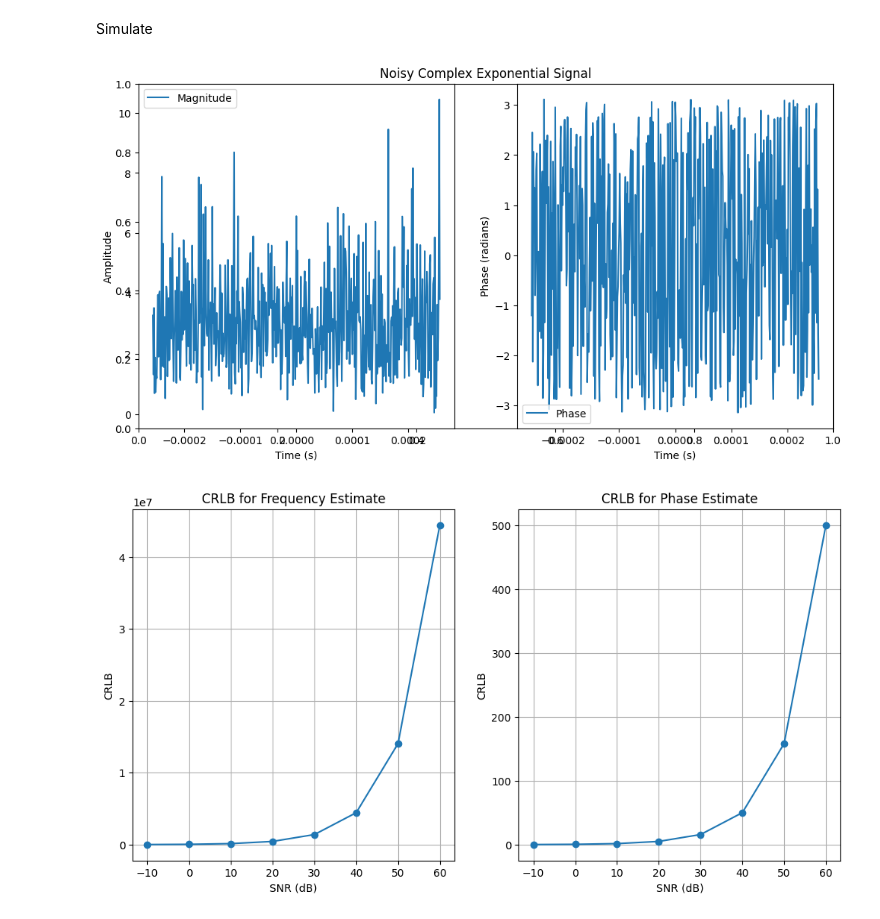
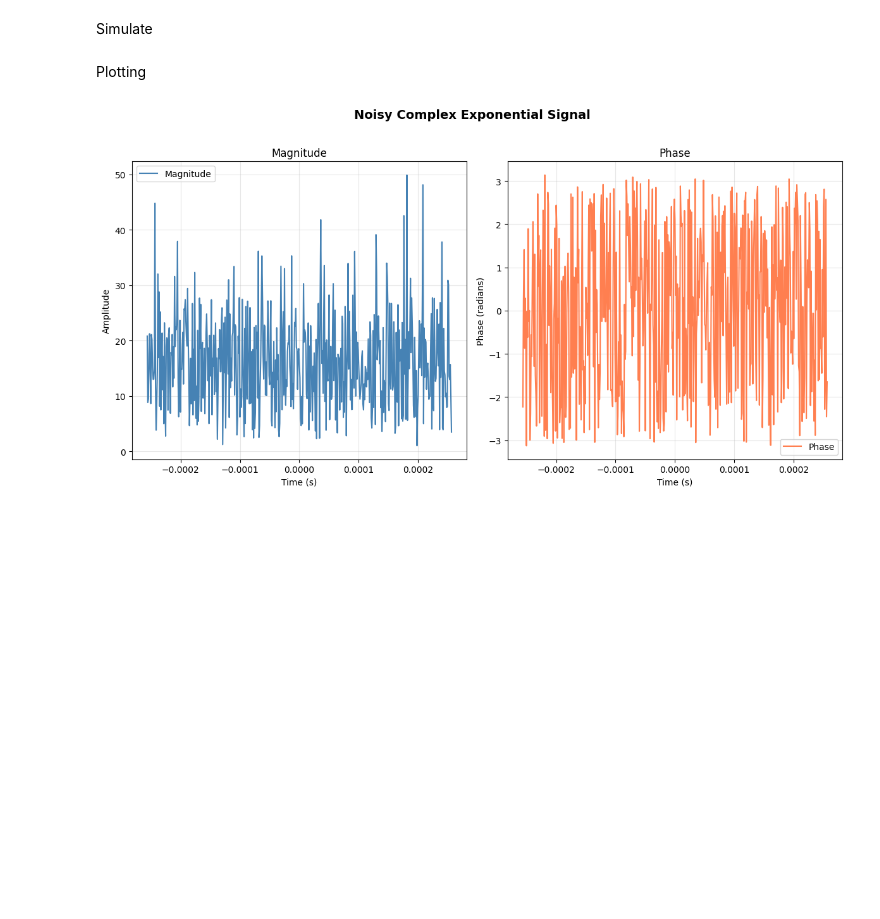
Before and after one commit to tobiaslerk/ProjectMLE, a Jupyter notebook: sim.ipynb, the cells around one changed output. Drawn from its saved outputs; the diff is of its cells as text; code cells hidden in the pictures; blank space fills up the shorter version.

```diff
--- a/sim.ipynb
+++ b/sim.ipynb
@@ -10,19 +10,25 @@ w_0 = 2 * np.pi * f_0
 phi = np.pi / 8
 A = 1
 N = 513
-n_0 = - (N - 1) / 2
+n_0 = int( - (N - 1) / 2)
 
 P = (N * (N - 1)) / 2
 Q = (N * (N - 1) * (2*N - 1)) / 6
 
 SNR_db_list = np.array([-10, 0, 10, 20, 30, 40, 50, 60])
 SNR_list = 10 ** (SNR_db_list / 20)
-variance = A ** 2 / 2 * SNR_list
-standard_deviation = np.sqrt(variance)
+variance_list = A ** 2 / 2 * SNR_list
+standard_deviation_list = np.sqrt(variance_list)
+
+k = np.array([10, 12, 14, 16, 18, 20])
+m_values = 2 ** k
 # %% [markdown]
 Generating instances
 # %%
-def x(t, standard_deviation):
+def X(t, standard_deviation):
+
+    if type(t) != np.ndarray:
+        t = np.array(t)
 
     real_noise = np.random.normal(0, standard_deviation, t.shape)
     imaginary_noise = np.random.normal(0, standard_deviation, t.shape)
@@ -74,39 +98,29 @@ Simulate
+# %% [markdown]
+Plotting
 # %%
-w_CRLB = W_CRLB(standard_deviation)
-phi_CRLB = Phi_CRLB(standard_deviation)
+t = np.arange(n_0, n_0 + N, 1) * T
+x_values = X(t,standard_deviation_list[6]) # Using the highest SNR for visualization
 
-t = np.arange(n_0, n_0 + N, 1) * T
-x_values = x(t,standard_deviation[3])  # Example with SNR = 20 dB
+fig, (ax1, ax2) = plt.subplots(1, 2, figsize=(12, 6))
+fig.suptitle('Noisy Complex Exponential Signal', fontsize=14, fontweight='bold', y=1.02)
 
-plt.figure(figsize=(12, 6))
-plt.title('Noisy Complex Exponential Signal')
-plt.subplot(1, 2, 1)
-plt.plot(t, np.absolute(x_values), label='Magnitude')
-plt.xlabel('Time (s)')
-plt.ylabel('Amplitude')
-plt.legend()
+# Magnitude plot
+ax1.plot(t, np.abs(x_values), label='Magnitude', color='steelblue', linewidth=1.5)
+ax1.set_xlabel('Time (s)')
+ax1.set_ylabel('Amplitude')
+ax1.set_title('Magnitude')
+ax1.legend()
+ax1.grid(True, alpha=0.3)
 
-plt.subplot(1, 2, 2)
-plt.plot(t, np.angle(x_values), label='Phase')
-plt.xlabel('Time (s)')
-plt.ylabel('Phase (radians)')
-plt.legend()
+# Phase plot
+ax2.plot(t, np.angle(x_values), label='Phase', color='coral', linewidth=1.5)
+ax2.set_xlabel('Time (s)')
+ax2.set_ylabel('Phase (radians)')
+ax2.set_title('Phase')
+ax2.legend()
+ax2.grid(True, alpha=0.3)
 
-
-plt.figure(figsize=(12, 6))
-plt.subplot(1, 2, 1)
-plt.plot(SNR_db_list, w_CRLB, marker='o')
-plt.xlabel('SNR (dB)')
-plt.ylabel('CRLB')
-plt.title('CRLB for Frequency Estimate')
-plt.grid(True)
-
-plt.subplot(1, 2, 2)
-plt.plot(SNR_db_list, phi_CRLB, marker='o')
-plt.xlabel('SNR (dB)')
-plt.ylabel('CRLB')
-plt.title('CRLB for Phase Estimate')
-plt.grid(True)
+plt.tight_layout()
+plt.show()
 # %% [output]
-[figure, old version]
+[figure, new version]
-[figure, removed]
```
Also changed, not shown: parts of 6 cells of this notebook.
